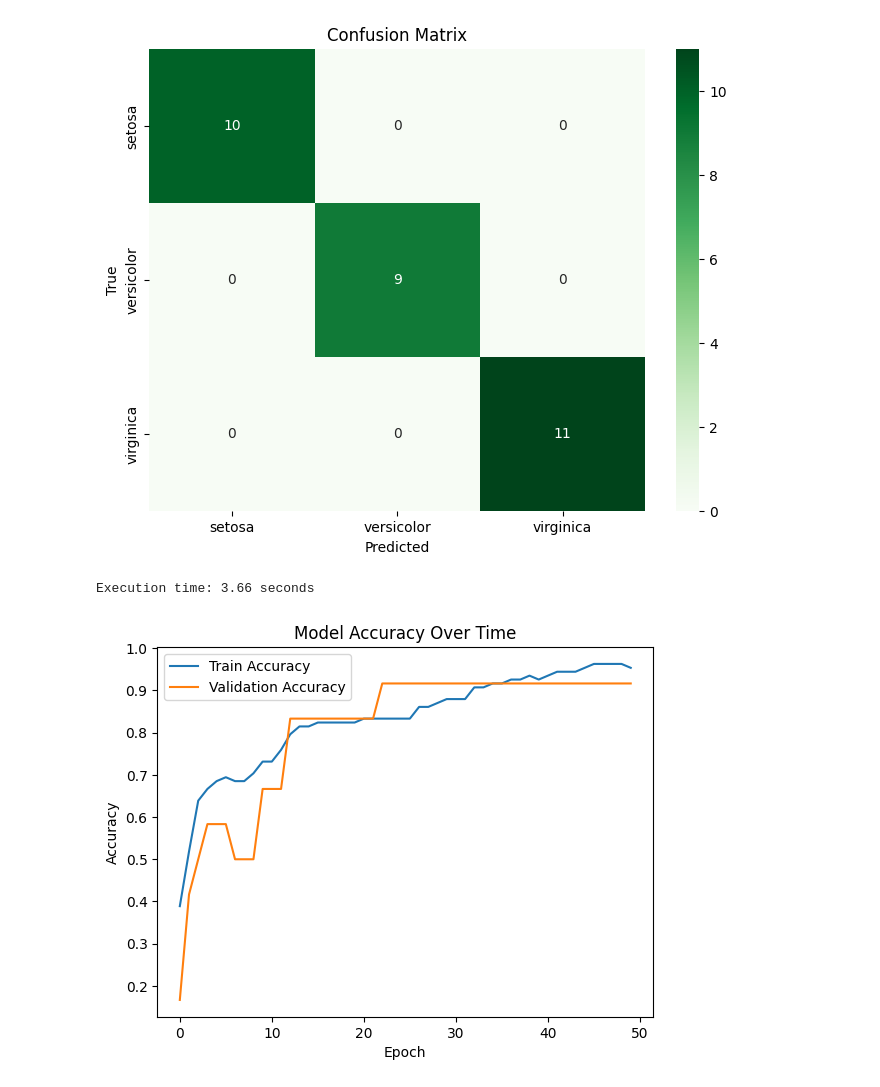
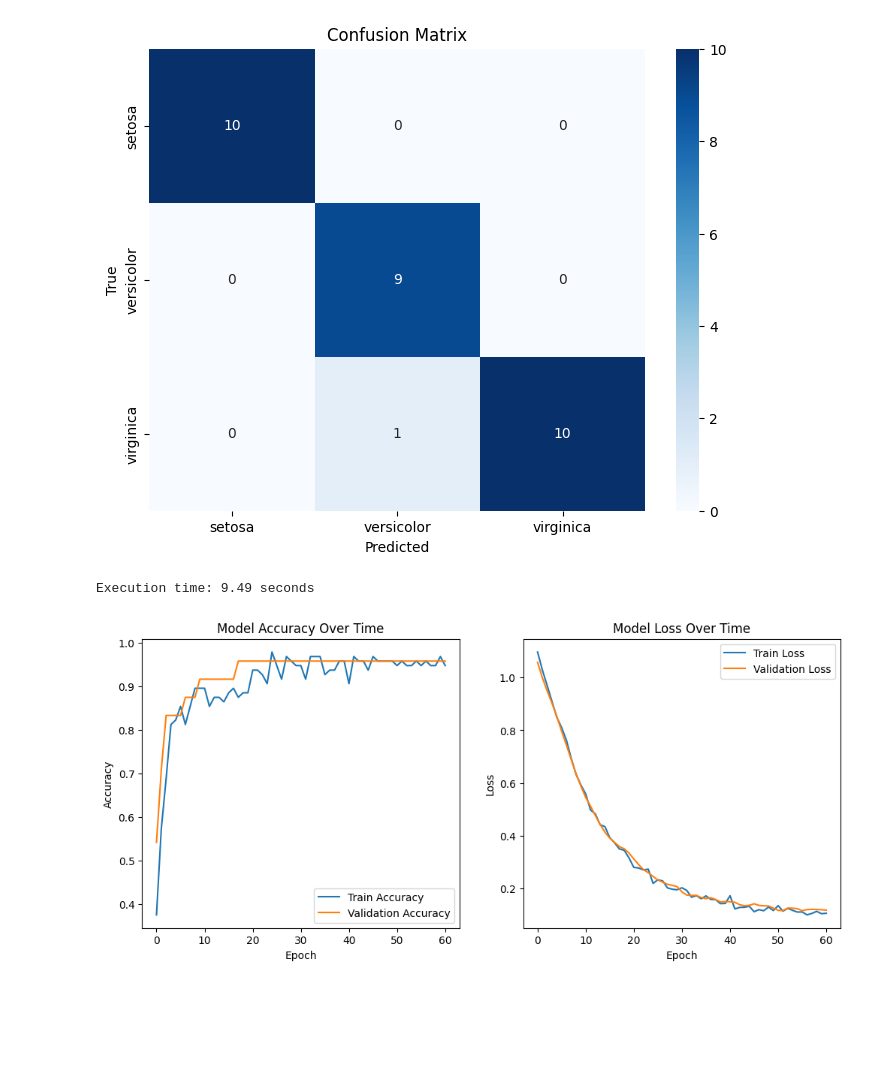
Before and after one commit to JoysgitHub/AI-COLLAB, a Jupyter notebook: CNN_TIMED.ipynb, the cells around one changed output. Saved outputs shown, nothing was run; the diff lists cells and outputs as text; code cells hidden in the pictures; blank space fills up the shorter version.

```diff
--- a/CNN_TIMED.ipynb
+++ b/CNN_TIMED.ipynb
@@ -7,13 +7,15 @@ from sklearn.model_selection import train_test_split
 from sklearn.metrics import accuracy_score, f1_score, recall_score, confusion_matrix
 from tensorflow.keras.utils import to_categorical
 from tensorflow.keras.models import Sequential
-from tensorflow.keras.layers import Conv1D, MaxPooling1D, Flatten, Dense
+from tensorflow.keras.layers import Conv1D, MaxPooling1D, Flatten, Dense, Dropout
+from tensorflow.keras.callbacks import EarlyStopping
 import matplotlib.pyplot as plt
 import seaborn as sns
 import time
 
 # Record the start time
 start_time = time.time()
+
 # Load the Iris dataset
 iris = load_iris()
 x = iris.data
@@ -25,29 +27,35 @@ y = to_categorical(y)
 # Split the data into training and testing sets
 x_train, x_test, y_train, y_test = train_test_split(x, y, test_size=0.2, random_state=42)
 
+# Normalize the input data
+x_train = (x_train - np.mean(x_train)) / np.std(x_train)
+x_test = (x_test - np.mean(x_test)) / np.std(x_test)
+
 # Reshape input data for Conv1D
 x_train = x_train.reshape(x_train.shape[0], x_train.shape[1], 1)
 x_test = x_test.reshape(x_test.shape[0], x_test.shape[1], 1)
 
 # Build the CNN model
 model = Sequential()
-model.add(Conv1D(32, kernel_size=3, activation='relu', input_shape=(x_train.shape[1], 1)))
+model.add(Conv1D(64, kernel_size=3, activation='relu', input_shape=(x_train.shape[1], 1)))
 model.add(MaxPooling1D(pool_size=2))
 model.add(Flatten())
-model.add(Dense(128, activation='relu'))
+model.add(Dense(256, activation='relu'))
+model.add(Dropout(0.5)) # Added dropout for regularization
 model.add(Dense(y_train.shape[1], activation='softmax'))
 
 # Compile the model
 model.compile(optimizer='adam', loss='categorical_crossentropy', metrics=['accuracy'])
 
+# Implement early stopping
+early_stopping = EarlyStopping(monitor='val_loss', patience=5)
 
-# Train the model
-model.fit(x_train, y_train, epochs=60, batch_size=32)
+# Train the model with validation split for early stopping
+history = model.fit(x_train, y_train, epochs=500, batch_size=32, validation_split=0.2, callbacks=[early_stopping])
 
 # End timing
 end_time = time.time()
 execution_time = end_time - start_time
-
 
 # Evaluate the model
 y_pred = model.predict(x_test)
@@ -65,28 +73,36 @@ print(f"Recall: {recall*100} %")
 # Confusion matrix
 conf_matrix = confusion_matrix(np.argmax(y_test, axis=1), y_pred_classes)
 
-
-
 print("Confusion Matrix:")
 
 # Plot the confusion matrix
 plt.figure(figsize=(8, 6))
-sns.heatmap(conf_matrix, annot=True, fmt='d', cmap='Greens', xticklabels=iris.target_names, yticklabels=iris.target_names)
+sns.heatmap(conf_matrix, annot=True, fmt='d', cmap='Blues', xticklabels=iris.target_names, yticklabels=iris.target_names)
 plt.xlabel('Predicted')
 plt.ylabel('True')
 plt.title('Confusion Matrix')
 plt.show()
 
-#print(conf_matrix)
 print(f"Execution time: {execution_time:.2f} seconds")
 
+# Plot accuracy and loss over time
+plt.figure(figsize=(12, 5))
 
-# Plot accuracy over time
+plt.subplot(1, 2, 1)
 plt.plot(history.history['accuracy'], label='Train Accuracy')
 plt.plot(history.history['val_accuracy'], label='Validation Accuracy')
 plt.title('Model Accuracy Over Time')
 plt.xlabel('Epoch')
 plt.ylabel('Accuracy')
 plt.legend()
+
+plt.subplot(1, 2, 2)
+plt.plot(history.history['loss'], label='Train Loss')
+plt.plot(history.history['val_loss'], label='Validation Loss')
+plt.title('Model Loss Over Time')
+plt.xlabel('Epoch')
+plt.ylabel('Loss')
+plt.legend()
+
 plt.show()
 # %% [output]
@@ -109,4 +125,4 @@ Recall: 100.0 %
 Confusion Matrix:
-[figure, old version]
+[figure, new version]
-Execution time: 3.66 seconds
+Execution time: 9.49 seconds
-[figure, old version]
+[figure, new version]
```
Also changed, not shown: parts of 1 cell of this notebook.
